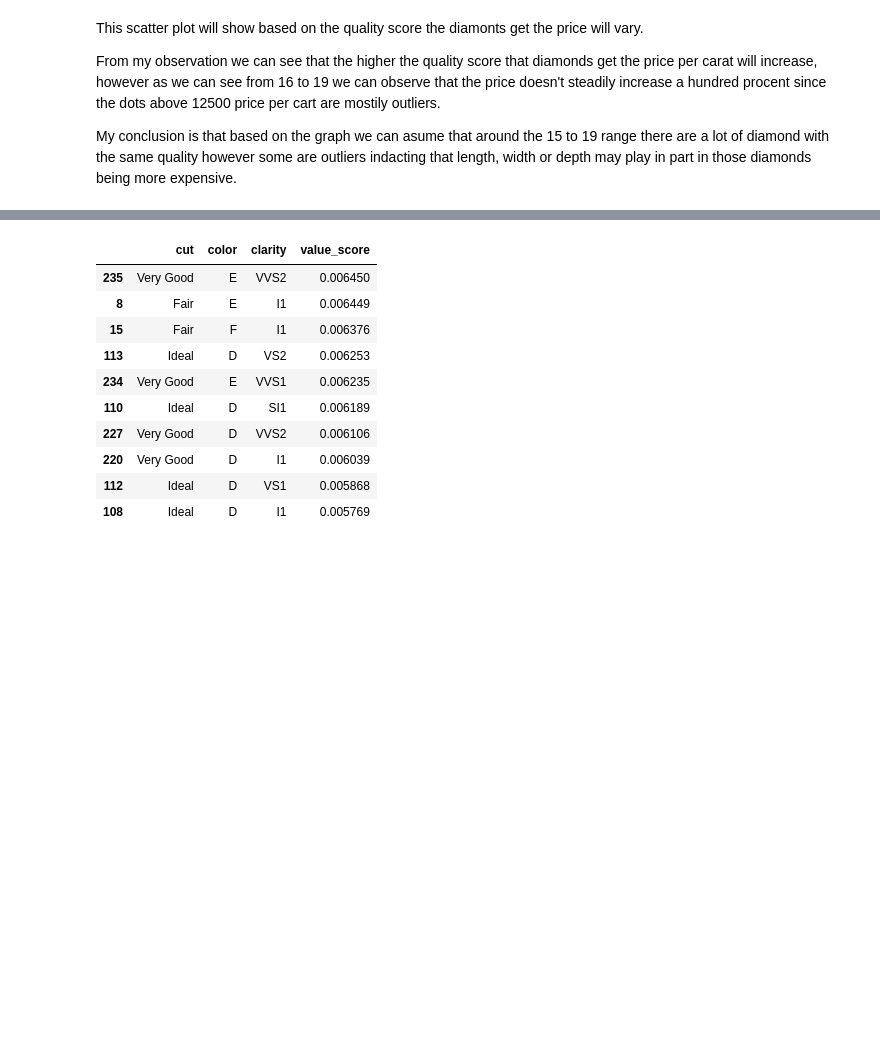
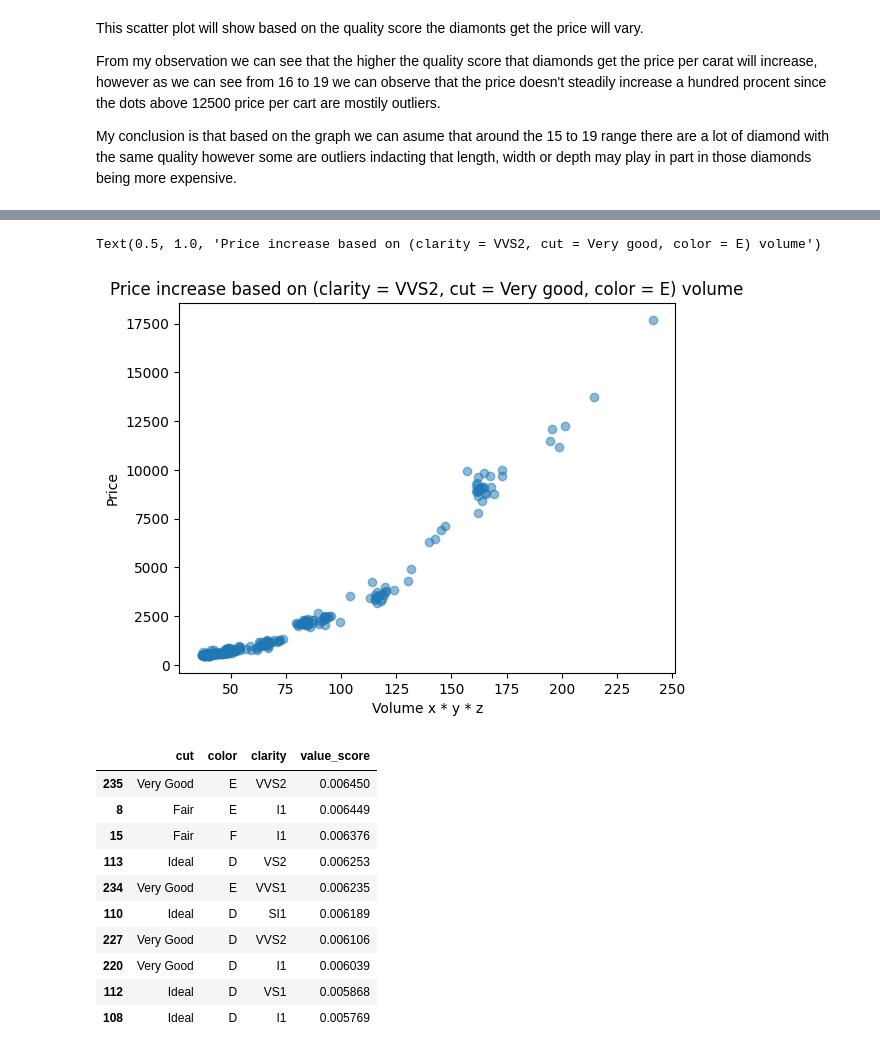
Before and after one commit to TimBjorkegren/Diamonds_Streamlit, a Jupyter notebook: jupyter_diamonds.ipynb, the cells around one changed output, grey strips where cells are left out. Saved outputs shown, nothing was run; the diff lists cells and outputs as text; code cells hidden in the pictures; blank space fills up the shorter version.

Commit message:
added some graphs

```diff
--- a/jupyter_diamonds.ipynb
+++ b/jupyter_diamonds.ipynb
@@ -386,6 +386,23 @@ df_encoded.style.background_gradient(cmap='coolwarm')
 | clarity_VS2 | -0.039002 | -0.009561 | -0.009417 | -0.001194 | -0.035612 | -0.035973 | -0.036727 | 0.019285 | 0.036229 | ... |
 | clarity_VVS1 | -0.167552 | -0.023762 | -0.069047 | -0.095392 | -0.185327 | -0.179252 | -0.183331 | -0.021244 | 0.078356 | ... |
 | clarity_VVS2 | -0.137062 | -0.019387 | -0.062139 | -0.052395 | -0.147722 | -0.142103 | -0.146138 | 0.031337 | 0.061293 | ... |
+# %%
+price_change = data_diamonds[
+    (data_diamonds['cut'] == 'Very Good') &
+    (data_diamonds['color'] == 'E') &
+    (data_diamonds['clarity'] == 'VVS2')
+].copy()
+
+price_change['volume'] = price_change['x']  * price_change['y']  * price_change['z']
+
+fig, ax = plt.subplots()
+ax.scatter(price_change['volume'], price_change['price'], alpha=0.5)
+ax.set_xlabel('Volume x * y * z')
+ax.set_ylabel('Price')
+ax.set_title('Price increase based on (clarity = VVS2, cut = Very good, color = E) volume')
+# %% [output]
+Text(0.5, 1.0, 'Price increase based on (clarity = VVS2, cut = Very good, color = E) volume')
+[figure, added]
 # %%
 top_value.style.background_gradient(cmap='YlGn')
 # %% [output]
```
